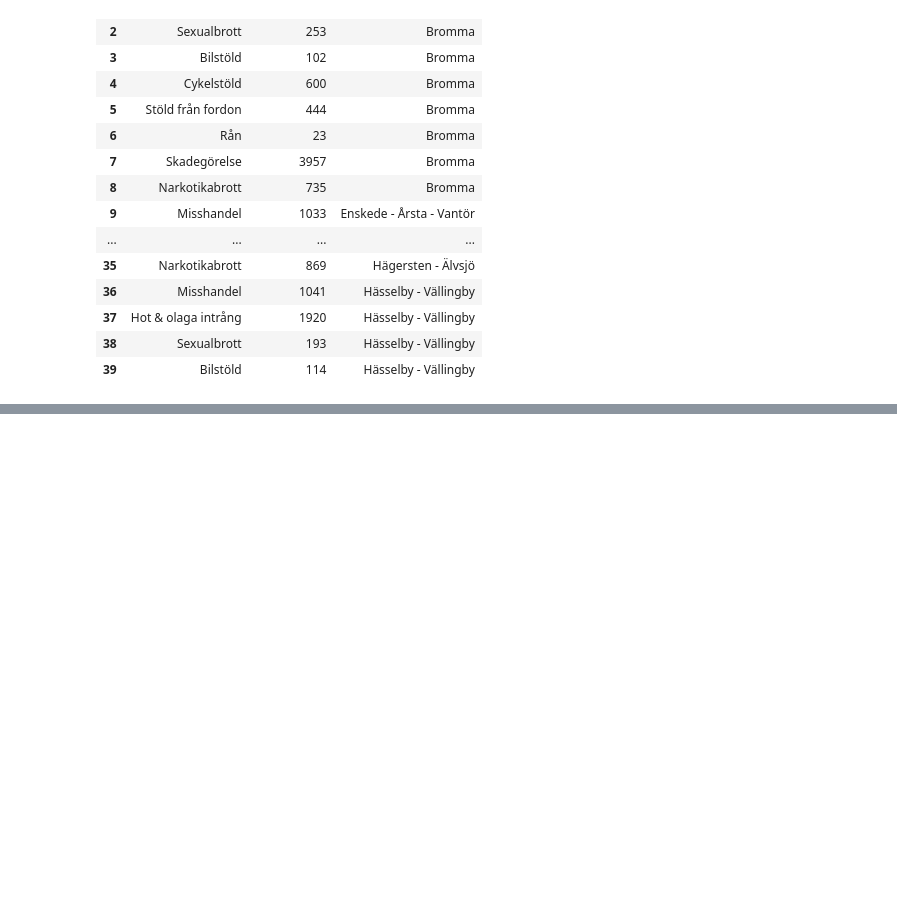
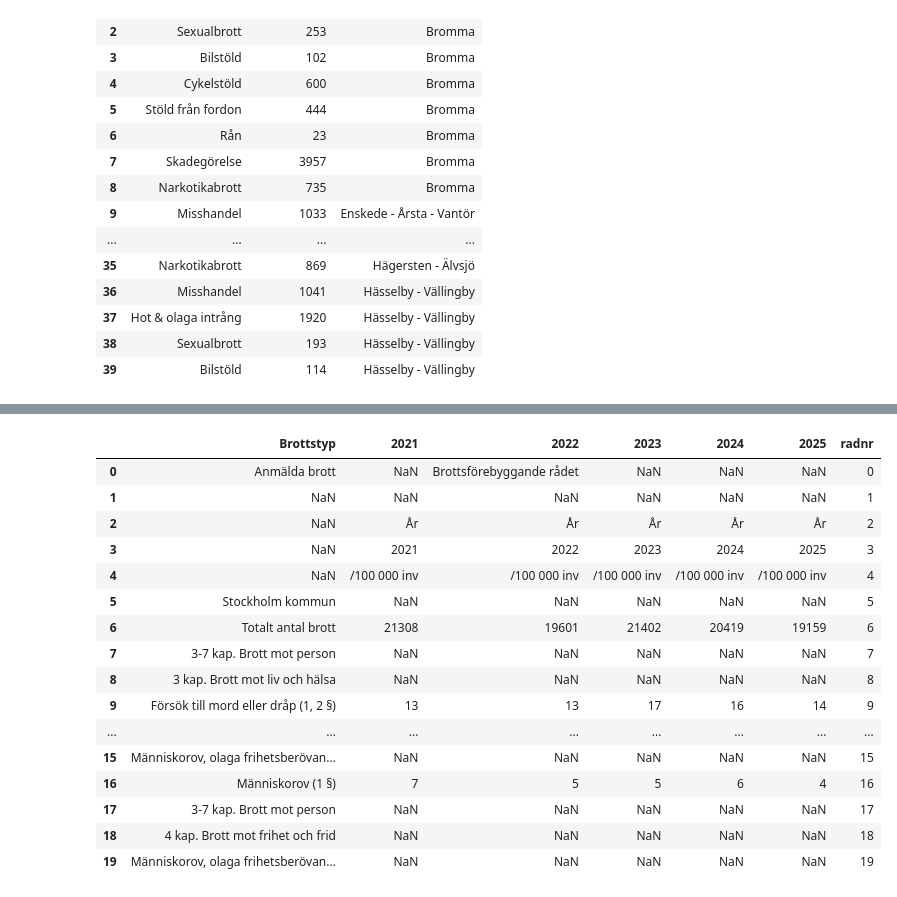
Before and after one commit to cactus-commits/UrbanPulse, a Jupyter notebook: EDA/eda_brå_kaktus.ipynb, the cells around one changed output, grey strips where cells are left out. Drawn from its saved outputs; the diff is of its cells as text; code cells hidden in the pictures; blank space fills up the shorter version.

Commit message:
chore: eda on new data from brå

```diff
--- a/EDA/eda_brå_sthlm.ipynb
+++ b/EDA/eda_brå_kaktus.ipynb
@@ -384,0 +389,4 @@ df_cleaned.to_csv('../data_files/brå_alla_kommuner_2025_cleaned.csv', index=Fal
+# %%
+df_all_raw = pd.read_excel('../data_files/bra_alla_kommuner_2021_2025.xls', header=None)
+
+df_all_raw.head(10)
@@ -384,0 +405,4 @@ df_cleaned.to_csv('../data_files/brå_alla_kommuner_2025_cleaned.csv', index=Fal
+# %%
+# Lägg till kolumnnamn
+
+df_all_columns = df_all_raw.rename(columns={0: 'Brottstyp', 1:'2021', 2:'2022', 3:'2023', 4:'2024', 5:'2025'})
@@ -384,0 +429,24 @@ df_cleaned.to_csv('../data_files/brå_alla_kommuner_2025_cleaned.csv', index=Fal
+# %%
+# Lägg till radnr
+
+df_all_columns['radnr'] = range(len(df_all_columns))
+
+df_all_columns.head(20)
+# %% [output]
+|  | Brottstyp | 2021 | 2022 | 2023 | 2024 | 2025 | radnr |
+| 0 | Anmälda brott | NaN | Brottsförebyggande rådet | NaN | NaN | NaN | 0 |
+| 1 | NaN | NaN | NaN | NaN | NaN | NaN | 1 |
+| 2 | NaN | År | År | År | År | År | 2 |
+| 3 | NaN | 2021 | 2022 | 2023 | 2024 | 2025 | 3 |
+| 4 | NaN | /100 000 inv | /100 000 inv | /100 000 inv | /100 000 inv | /100 000 inv | 4 |
+| 5 | Stockholm kommun | NaN | NaN | NaN | NaN | NaN | 5 |
+| 6 | Totalt antal brott | 21308 | 19601 | 21402 | 20419 | 19159 | 6 |
+| 7 | 3-7 kap. Brott mot person | NaN | NaN | NaN | NaN | NaN | 7 |
+| 8 | 3 kap. Brott mot liv och hälsa | NaN | NaN | NaN | NaN | NaN | 8 |
+| 9 | Försök till mord eller dråp (1, 2 §) | 13 | 13 | 17 | 16 | 14 | 9 |
+| ... | ... | ... | ... | ... | ... | ... | ... |
+| 15 | Människorov, olaga frihetsberövan... | NaN | NaN | NaN | NaN | NaN | 15 |
+| 16 | Människorov (1 §) | 7 | 5 | 5 | 6 | 4 | 16 |
+| 17 | 3-7 kap. Brott mot person | NaN | NaN | NaN | NaN | NaN | 17 |
+| 18 | 4 kap. Brott mot frihet och frid | NaN | NaN | NaN | NaN | NaN | 18 |
+| 19 | Människorov, olaga frihetsberövan... | NaN | NaN | NaN | NaN | NaN | 19 |
```
Also changed, not shown: parts of 7 cells of this notebook, 2 other files.
